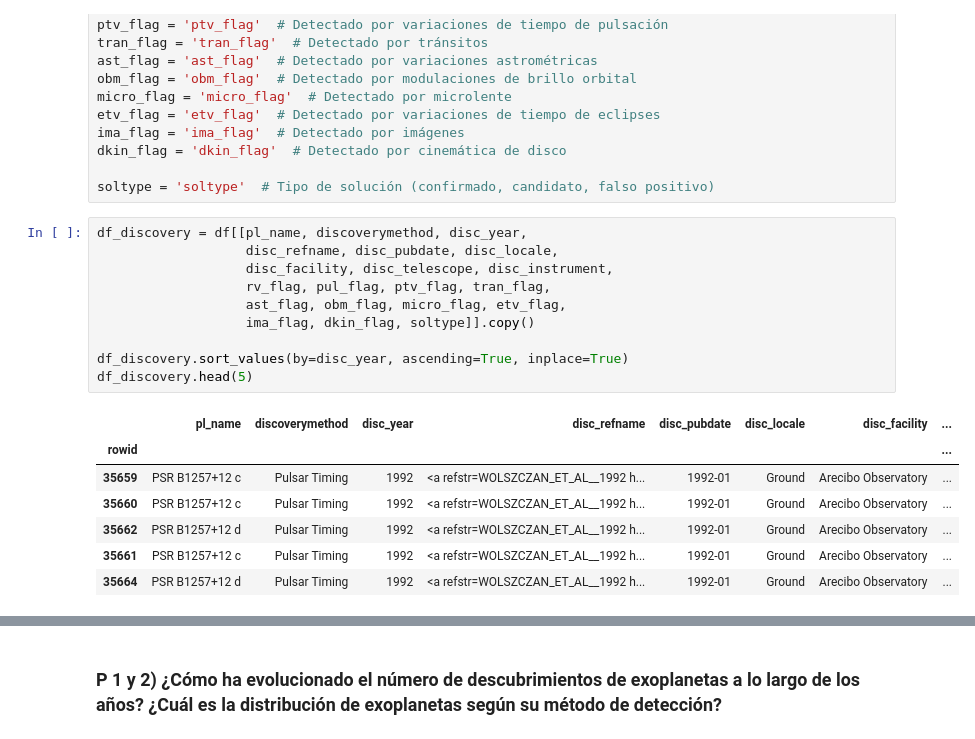
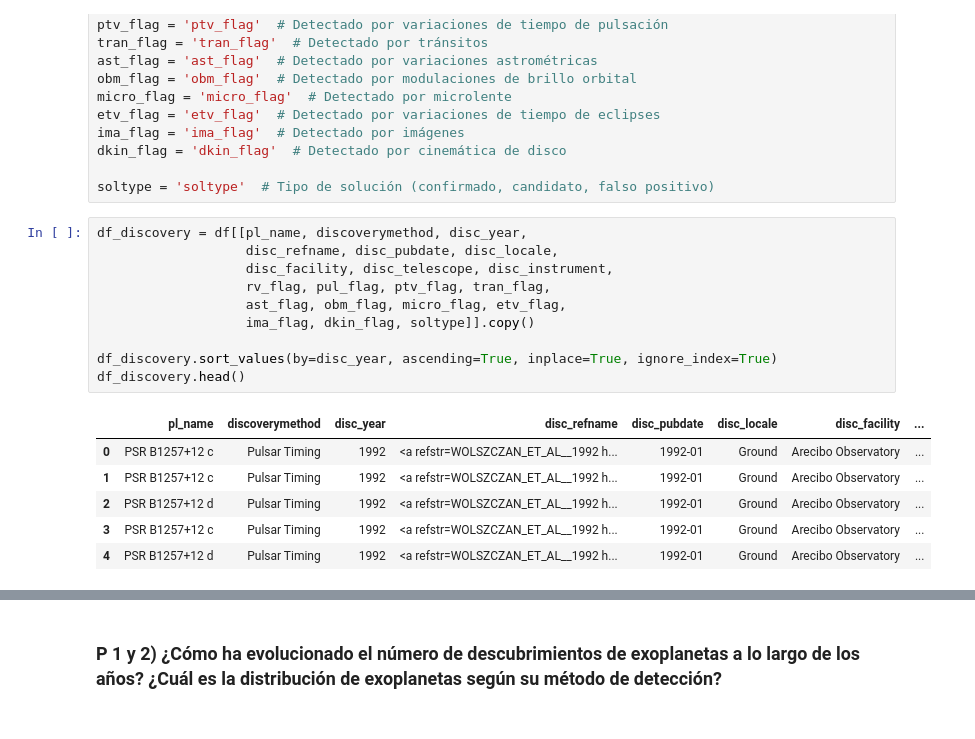
Before and after one commit to raylovesmusic/IMT2200-Proyecto-Grupal-A.R.D.E, a Jupyter notebook: notebooks/entrega_rubrica.ipynb, the cells around one changed output, grey strips where cells are left out. Saved outputs shown, nothing was run; the diff lists cells and outputs as text.

```diff
--- a/notebooks/entrega_rubrica.ipynb
+++ b/notebooks/entrega_rubrica.ipynb
@@ -253,18 +297,17 @@ soltype = 'soltype'  # Tipo de solución (confirmado, candidato, falso positivo)
 # %%
 df_discovery = df[[pl_name, discoverymethod, disc_year,
                    disc_refname, disc_pubdate, disc_locale,
                    disc_facility, disc_telescope, disc_instrument,
                    rv_flag, pul_flag, ptv_flag, tran_flag,
                    ast_flag, obm_flag, micro_flag, etv_flag,
                    ima_flag, dkin_flag, soltype]].copy()
 
-df_discovery.sort_values(by=disc_year, ascending=True, inplace=True)
-df_discovery.head(5)
+df_discovery.sort_values(by=disc_year, ascending=True, inplace=True, ignore_index=True)
+df_discovery.head()
 # %% [output]
 |  | pl_name | discoverymethod | disc_year | disc_refname | disc_pubdate | disc_locale | disc_facility | ... |
-| rowid |  |  |  |  |  |  |  | ... |
-| 35659 | PSR B1257+12 c | Pulsar Timing | 1992 | <a refstr=WOLSZCZAN_ET_AL__1992 h... | 1992-01 | Ground | Arecibo Observatory | ... |
-| 35660 | PSR B1257+12 c | Pulsar Timing | 1992 | <a refstr=WOLSZCZAN_ET_AL__1992 h... | 1992-01 | Ground | Arecibo Observatory | ... |
-| 35662 | PSR B1257+12 d | Pulsar Timing | 1992 | <a refstr=WOLSZCZAN_ET_AL__1992 h... | 1992-01 | Ground | Arecibo Observatory | ... |
-| 35661 | PSR B1257+12 c | Pulsar Timing | 1992 | <a refstr=WOLSZCZAN_ET_AL__1992 h... | 1992-01 | Ground | Arecibo Observatory | ... |
-| 35664 | PSR B1257+12 d | Pulsar Timing | 1992 | <a refstr=WOLSZCZAN_ET_AL__1992 h... | 1992-01 | Ground | Arecibo Observatory | ... |
+| 0 | PSR B1257+12 c | Pulsar Timing | 1992 | <a refstr=WOLSZCZAN_ET_AL__1992 h... | 1992-01 | Ground | Arecibo Observatory | ... |
+| 1 | PSR B1257+12 c | Pulsar Timing | 1992 | <a refstr=WOLSZCZAN_ET_AL__1992 h... | 1992-01 | Ground | Arecibo Observatory | ... |
+| 2 | PSR B1257+12 d | Pulsar Timing | 1992 | <a refstr=WOLSZCZAN_ET_AL__1992 h... | 1992-01 | Ground | Arecibo Observatory | ... |
+| 3 | PSR B1257+12 c | Pulsar Timing | 1992 | <a refstr=WOLSZCZAN_ET_AL__1992 h... | 1992-01 | Ground | Arecibo Observatory | ... |
+| 4 | PSR B1257+12 d | Pulsar Timing | 1992 | <a refstr=WOLSZCZAN_ET_AL__1992 h... | 1992-01 | Ground | Arecibo Observatory | ... |
```
Also changed, not shown: parts of 19 cells of this notebook.
